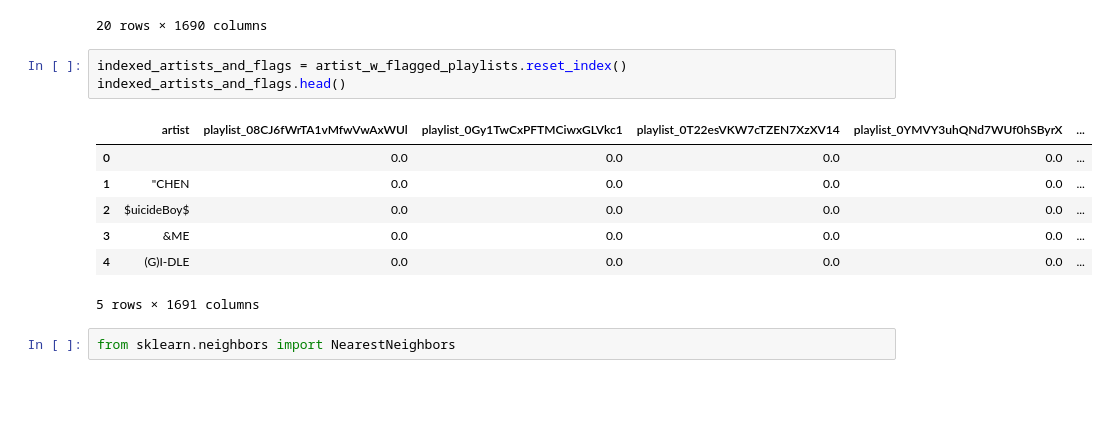
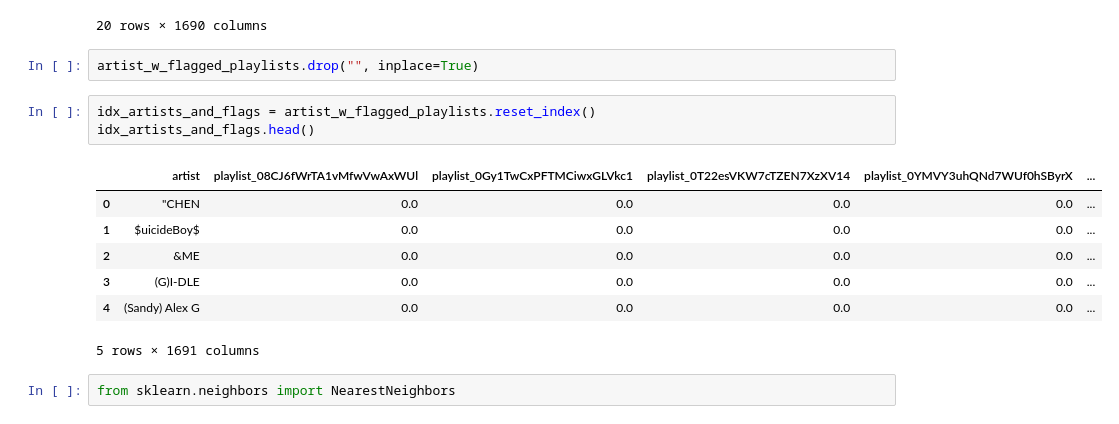
Before and after one commit to Patrickbfuller/solve_music_probs, a Jupyter notebook: ohe_playlists.ipynb, the cells around one changed output. Saved outputs shown, nothing was run; the diff lists cells and outputs as text; blank space fills up the shorter version.

```diff
--- a/ohe_playlists.ipynb
+++ b/ohe_playlists.ipynb
@@ -206,16 +207,18 @@ artist_w_flagged_playlists.head(20)
 | 3LAU | 0.0 | 0.0 | 0.0 | 0.0 | ... |
 | 4 Non Blondes | 0.0 | 0.0 | 0.0 | 0.0 | ... |
 20 rows × 1690 columns
+# %%
+artist_w_flagged_playlists.drop("", inplace=True)
 # %%
-indexed_artists_and_flags = artist_w_flagged_playlists.reset_index()
-indexed_artists_and_flags.head()
+idx_artists_and_flags = artist_w_flagged_playlists.reset_index()
+idx_artists_and_flags.head()
 # %% [output]
 |  | artist | playlist_08CJ6fWrTA1vMfwVwAxWUl | playlist_0Gy1TwCxPFTMCiwxGLVkc1 | playlist_0T22esVKW7cTZEN7XzXV14 | playlist_0YMVY3uhQNd7WUf0hSByrX | ... |
-| 0 |  | 0.0 | 0.0 | 0.0 | 0.0 | ... |
-| 1 | "CHEN | 0.0 | 0.0 | 0.0 | 0.0 | ... |
-| 2 | $uicideBoy$ | 0.0 | 0.0 | 0.0 | 0.0 | ... |
-| 3 | &ME | 0.0 | 0.0 | 0.0 | 0.0 | ... |
-| 4 | (G)I-DLE | 0.0 | 0.0 | 0.0 | 0.0 | ... |
+| 0 | "CHEN | 0.0 | 0.0 | 0.0 | 0.0 | ... |
+| 1 | $uicideBoy$ | 0.0 | 0.0 | 0.0 | 0.0 | ... |
+| 2 | &ME | 0.0 | 0.0 | 0.0 | 0.0 | ... |
+| 3 | (G)I-DLE | 0.0 | 0.0 | 0.0 | 0.0 | ... |
+| 4 | (Sandy) Alex G | 0.0 | 0.0 | 0.0 | 0.0 | ... |
 5 rows × 1691 columns
 # %%
 from sklearn.neighbors import NearestNeighbors
```
Also changed, not shown: parts of 8 cells of this notebook.
